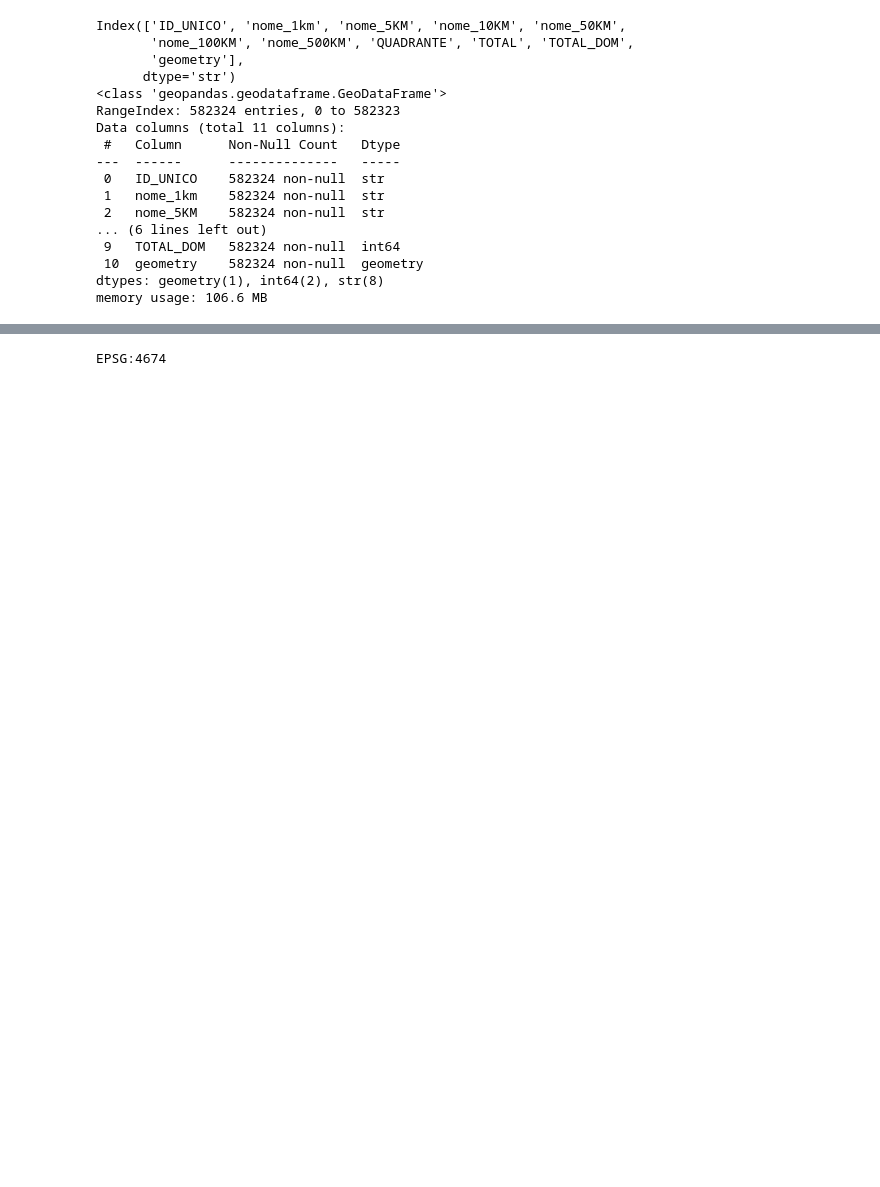
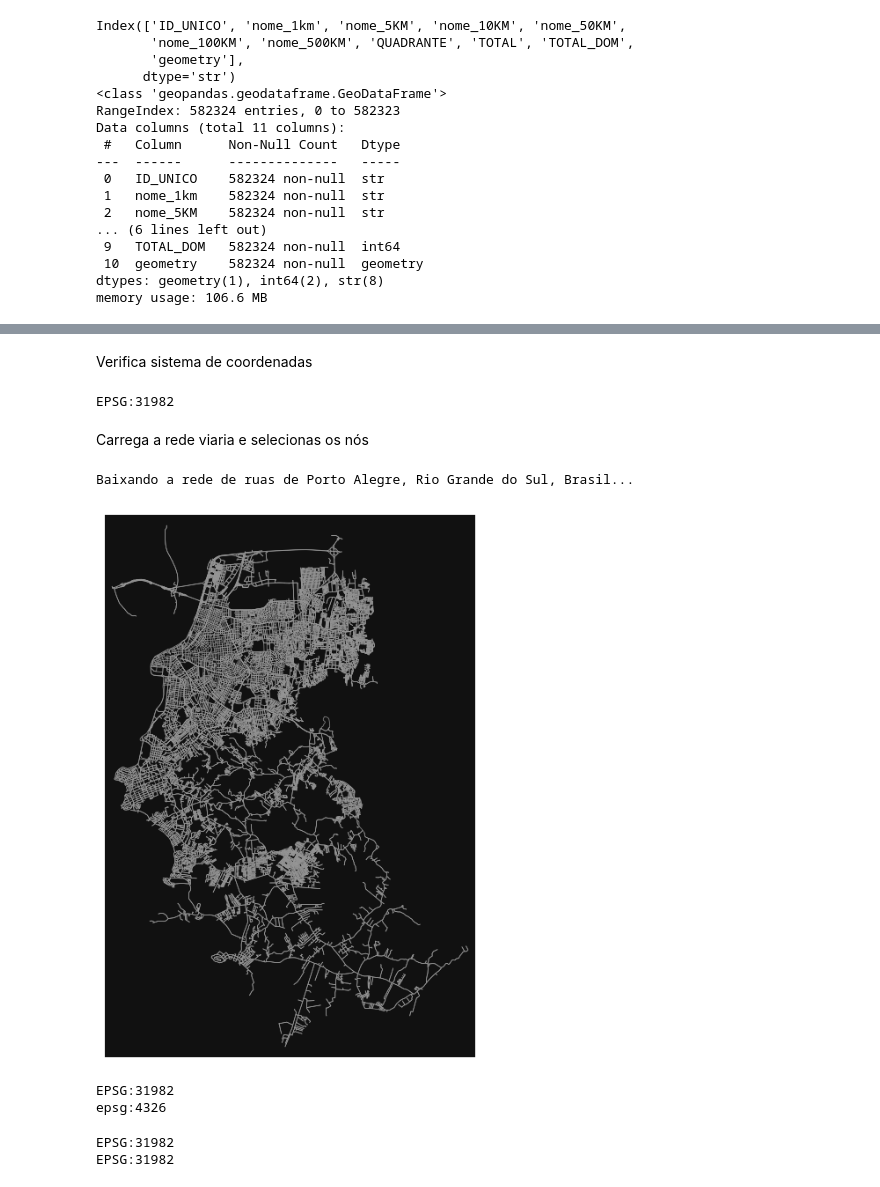
Before and after one commit to S-Behling/EtPilot, a Jupyter notebook: notebooks/04_build_origins.ipynb, the cells around one changed output, grey strips where cells are left out. Drawn from its saved outputs; the diff is of its cells as text; code cells hidden in the pictures; blank space fills up the shorter version.

```diff
--- a/notebooks/04_build_origins.ipynb
+++ b/notebooks/04_build_origins.ipynb
@@ -93,8 +126,43 @@ Número de células habitadas: 192487
-# %%
-# Verifica o sistema de coordenadas
-print(origins.crs)
-# %% [output]
-EPSG:4674
+# %% [markdown]
+Verifica sistema de coordenadas
 # %%
+# Verifica o sistema de coordenadas
+print(origins.crs)
+
 # Converte para o sistema de coordenadas desejado
-print(origins["geometry"].head().to_crs(epsg=31982))
+#print(origins["geometry"].head().to_crs(epsg=31982))
+# %% [output]
+EPSG:31982
+# %% [markdown]
+Carrega a rede viaria e selecionas os nós
+# %%
+# Carrega o arquivo de json de configuração
+#   open -> inputs: arquivo, modo de abertura, codificação
+with open("../config/config.json", "r", encoding="utf-8") as config_file:
+    config = json.load(config_file)
+
+# Configurações
+study_area = config["study_area"]
+
+cidade = study_area["place"]
+network_type = study_area["network_type"]
+
+
+# Monta a string
+place = cidade
+print(f"Baixando a rede de ruas de {place}...")
+# %% [output]
+Baixando a rede de ruas de Porto Alegre, Rio Grande do Sul, Brasil...
+# %%
+graph = ox.graph_from_place(
+    place,
+    network_type="drive"
+)
+
+figure, axis = ox.plot_graph(
+    graph,
+    node_size=0,
+    edge_linewidth=0.5
+)
+# %% [output]
+[figure, added]
@@ -100,0 +172,15 @@ print(origins["geometry"].head().to_crs(epsg=31982))
+# %%
+# Verifica o sistema de coordenadas
+print(origins.crs)
+print(graph.graph["crs"])
+# %% [output]
+EPSG:31982
+epsg:4326
+# %%
+# Corrije o sistema de coordenadas
+graph = ox.project_graph(graph, to_crs="EPSG:31982")
+print(graph.graph["crs"])
+print(origins.crs)
+# %% [output]
+EPSG:31982
+EPSG:31982
```
Also changed, not shown: parts of 11 cells of this notebook.
